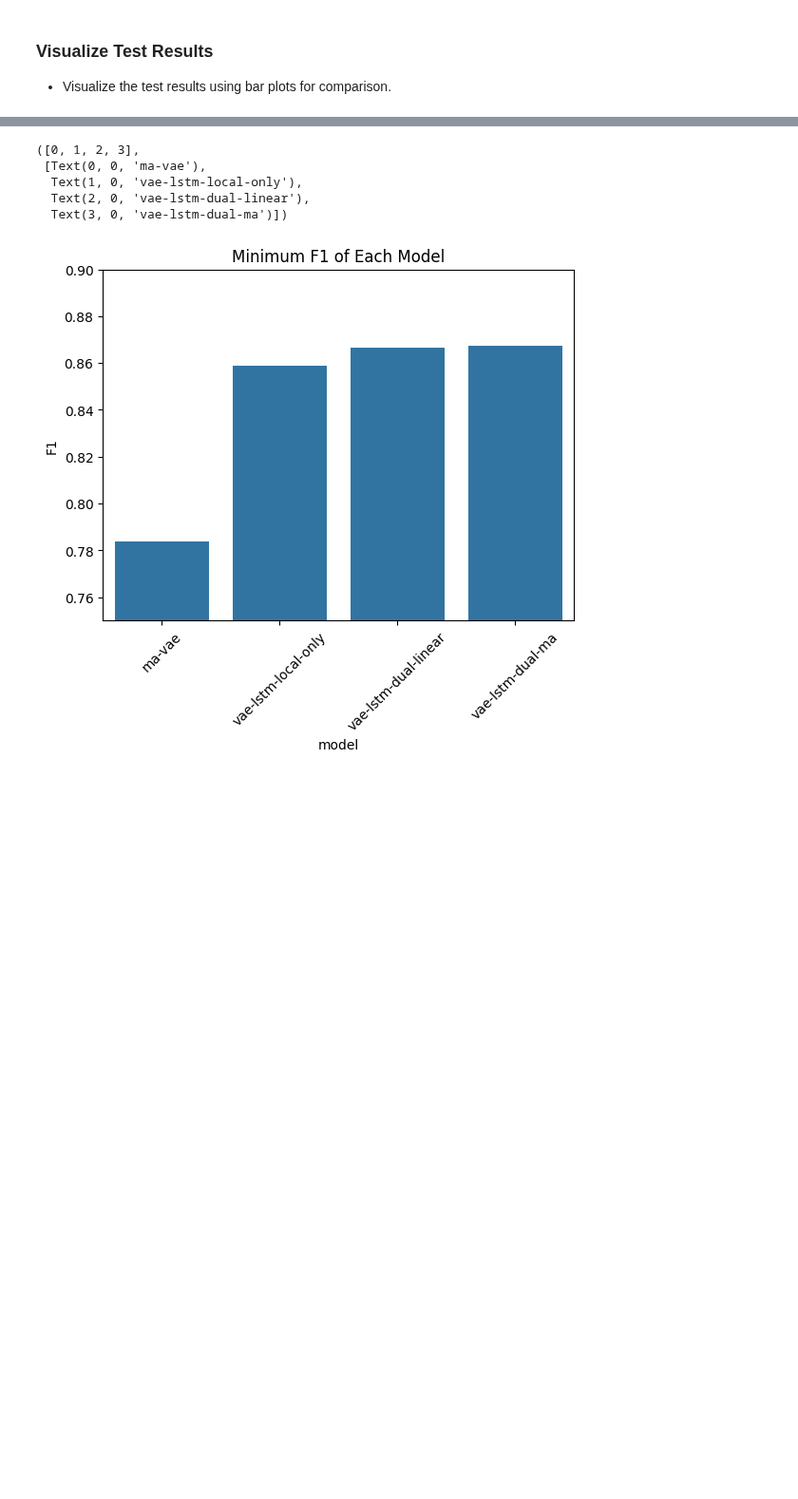
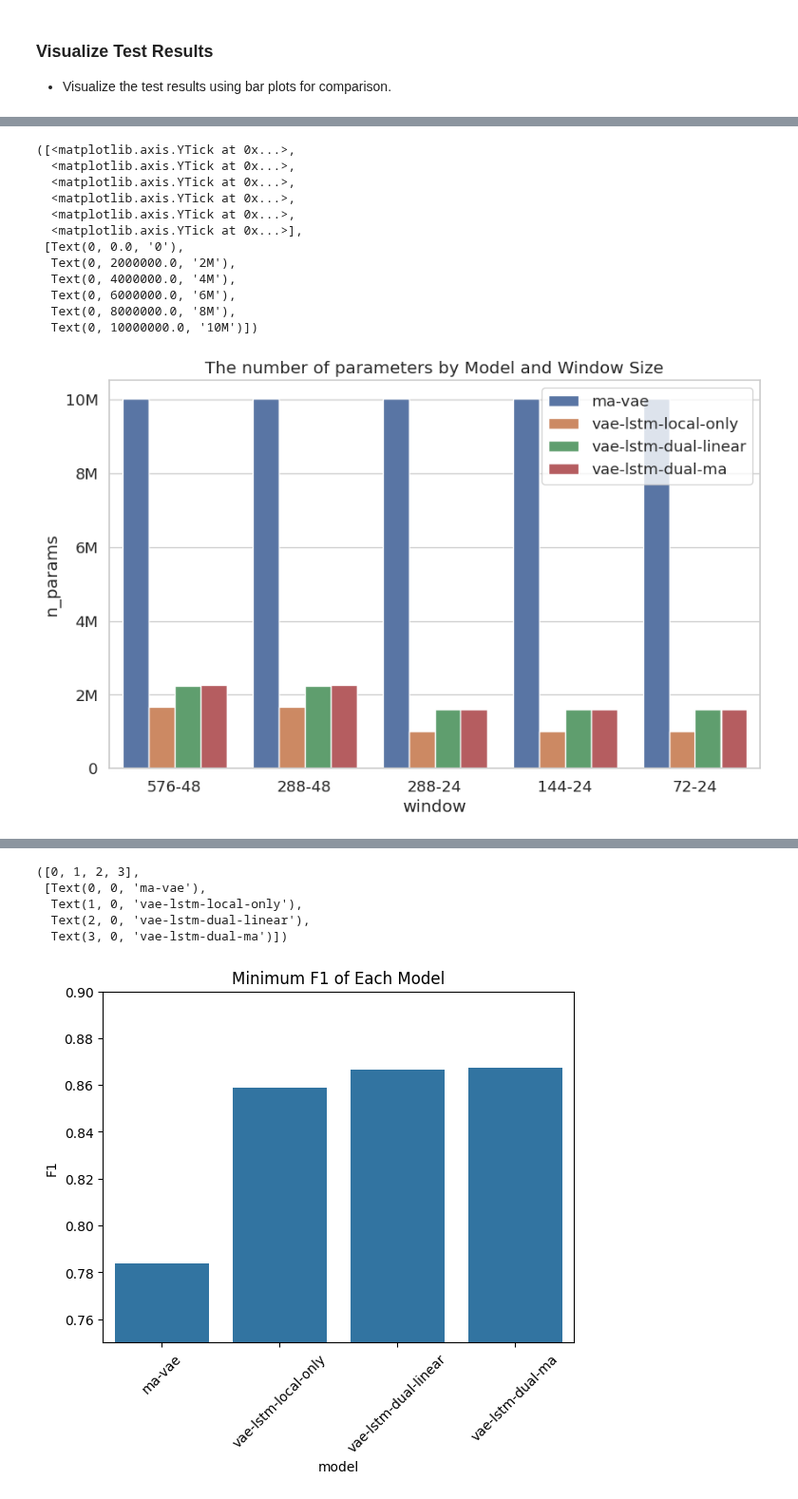
Before and after one commit to peunsu/wesad_stress_detection, a Jupyter notebook: dual-branch-vae-lstm/anomaly_detection.ipynb, the cells around one changed output, grey strips where cells are left out. Shown at 95% size. Cells and saved outputs as stored; diff of their text form; code cells hidden in the pictures; blank space fills up the shorter version.

```diff
--- a/dual-branch-vae-lstm/anomaly_detection.ipynb
+++ b/dual-branch-vae-lstm/anomaly_detection.ipynb
@@ -813 +813,21 @@ plt.legend(loc='lower left')
+# %%
+plt.figure(figsize=(10, 6))
+sns.barplot(data=result_df, x='window', y='n_params', hue='model', hue_order=['ma-vae', 'vae-lstm-local-only', 'vae-lstm-dual-linear', 'vae-lstm-dual-ma'])
+plt.title('The number of parameters by Model and Window Size')
+plt.legend(loc='upper right')
+plt.yticks([0, 2e6, 4e6, 6e6, 8e6, 1e7], labels=['0', '2M', '4M', '6M', '8M', '10M'])
+# %% [output]
+([<matplotlib.axis.YTick at 0x...>,
+  <matplotlib.axis.YTick at 0x...>,
+  <matplotlib.axis.YTick at 0x...>,
+  <matplotlib.axis.YTick at 0x...>,
+  <matplotlib.axis.YTick at 0x...>,
+  <matplotlib.axis.YTick at 0x...>],
+ [Text(0, 0.0, '0'),
+  Text(0, 2000000.0, '2M'),
+  Text(0, 4000000.0, '4M'),
+  Text(0, 6000000.0, '6M'),
+  Text(0, 8000000.0, '8M'),
+  Text(0, 10000000.0, '10M')])
+[figure, added]
 # %%
```
Also changed, not shown: parts of 7 cells of this notebook, 1 other file.
